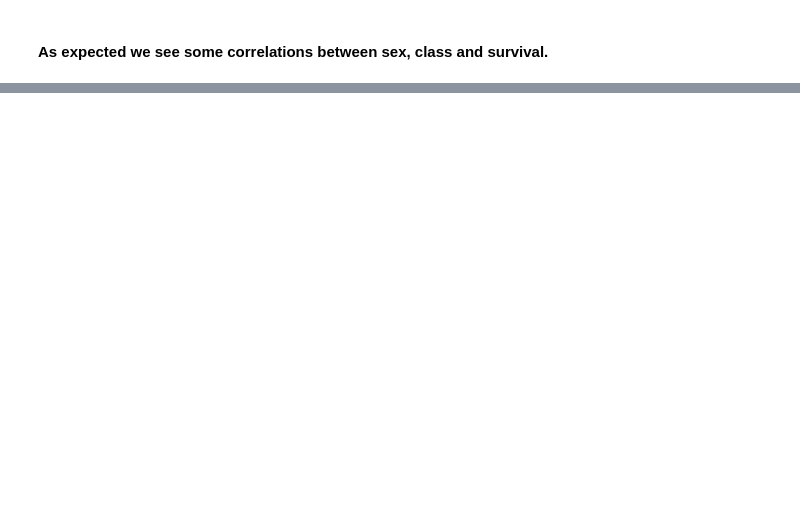
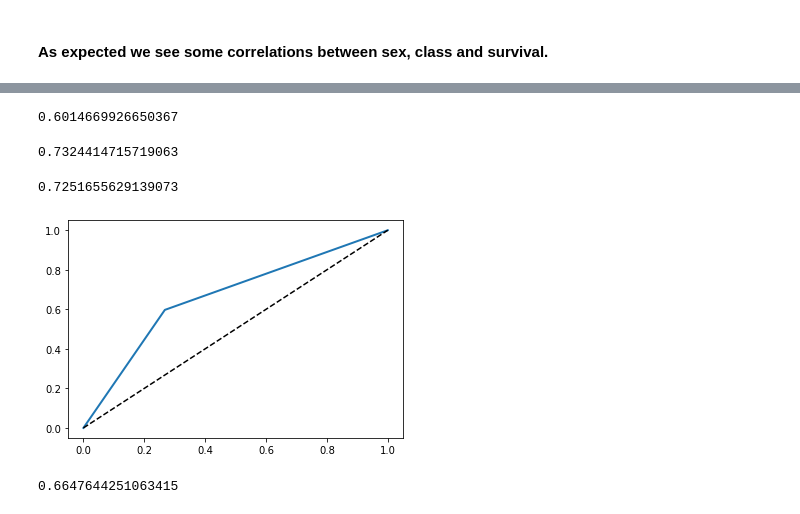
Before and after one commit to tisSoFluffy/MSDS422_ML, a Jupyter notebook: Titanic Exploration & Predictor (1).ipynb, the cells around one changed output, grey strips where cells are left out. Saved outputs shown, nothing was run; the diff lists cells and outputs as text; code cells hidden in the pictures; blank space fills up the shorter version.

```diff
--- a/Titanic Exploration & Predictor (1).ipynb
+++ b/Titanic Exploration & Predictor (1).ipynb
@@ -342,0 +334,5 @@ test_set
+# %%
+from sklearn.linear_model import SGDClassifier
+
+sgd_clf = SGDClassifier(random_state=42)
+sgd_clf.fit(train_set, y_train)
@@ -342,0 +346,3 @@ test_set
+# %%
+from sklearn.model_selection import cross_val_predict
+y_train_pred = cross_val_predict(sgd_clf, train_set, y_train, cv=3)
@@ -342,0 +364,31 @@ test_set
+# %%
+from sklearn.metrics import f1_score
+f1_score(y_train, y_train_pred)
+# %% [output]
+0.6014669926650367
+# %%
+219/(219+80)
+# %% [output]
+0.7324414715719063
+# %%
+219/(219+83)
+# %% [output]
+0.7251655629139073
+# %%
+from sklearn.metrics import roc_curve
+
+fpr, tpr, thresholds = roc_curve(y_train, y_train_pred)
+# %%
+def plot_roc_curve(fpr,tpr, label=None):
+    plt.plot(fpr,tpr, linewidth=2, label=label)
+    plt.plot([0,1],[0,1], 'k--')
+# %%
+plot_roc_curve(fpr,tpr)
+plt.show()
+# %% [output]
+[figure, added]
+# %%
+from sklearn.metrics import roc_auc_score
+roc_auc_score(y_train, y_train_pred)
+# %% [output]
+0.6647644251063415
```
Also changed, not shown: parts of 29 cells of this notebook.
